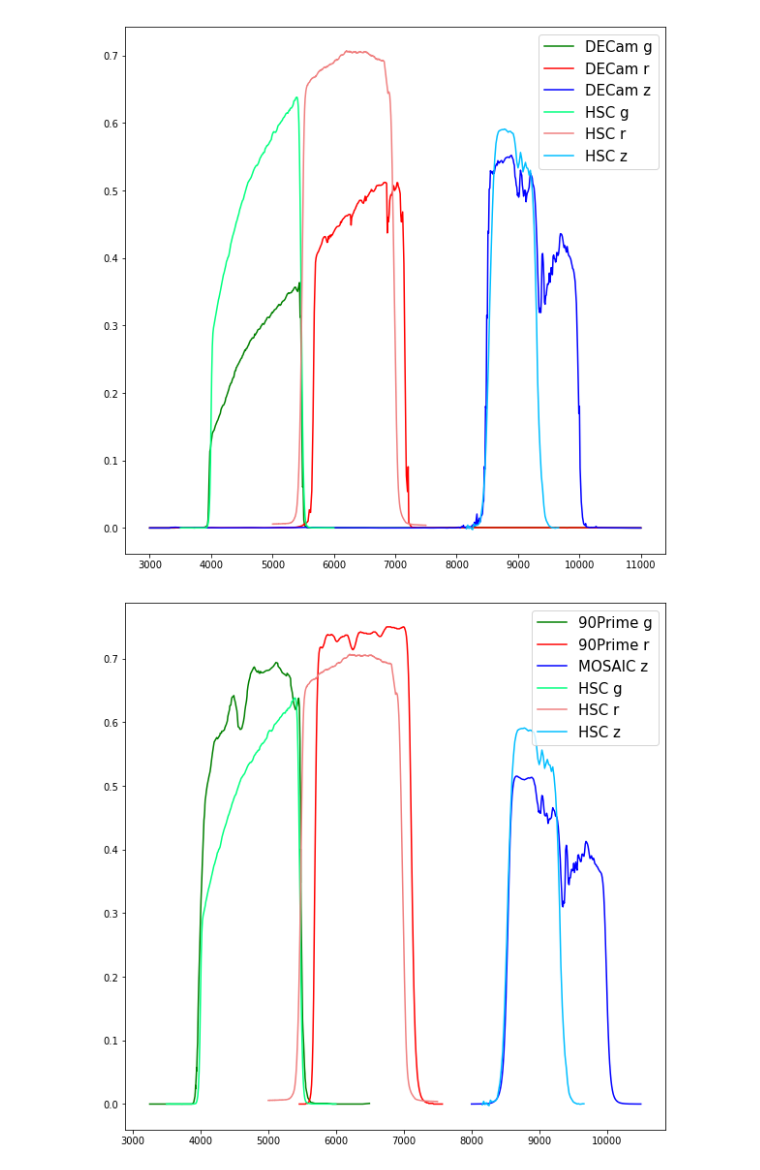
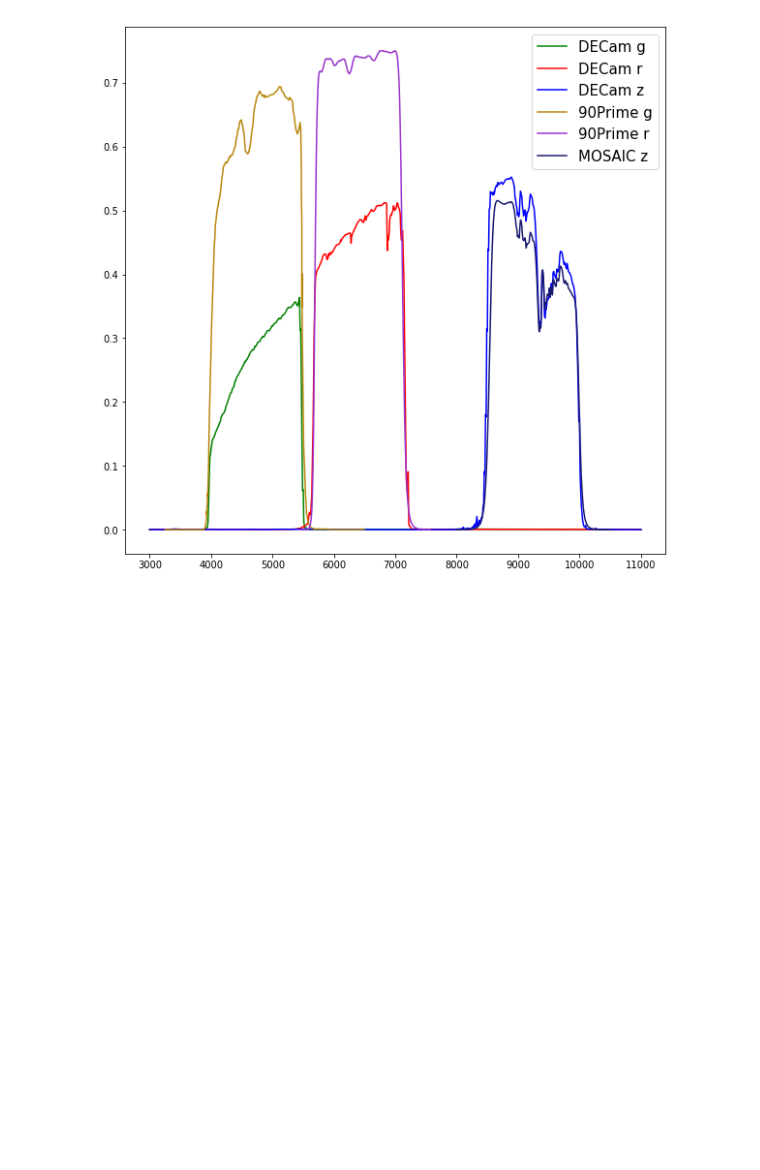
Before and after one commit to metownsend/LRG-Sats, a Jupyter notebook: filter_curves.ipynb, the cells around one changed output. Drawn from its saved outputs; the diff is of its cells as text; code cells hidden in the pictures; blank space fills up the shorter version.

```diff
--- a/filter_curves.ipynb
+++ b/filter_curves.ipynb
@@ -103,27 +103,37 @@ for line in lines_MOSAIC_z:
     MOSAIC_lambda_z.append(float(p[0]))
     MOSAIC_thru_z.append(float(p[1]))
 # %%
+# plt.figure(figsize=(10,10))
+# plt.plot(decam_lambda_g, decam_thru_g, c='green', label='DECam g')
+# plt.plot(decam_lambda_r, decam_thru_r, c='red', label='DECam r')
+# plt.plot(decam_lambda_z, decam_thru_z, c='blue', label='DECam z')
+# plt.plot(HSC_lambda_g, HSC_thru_g, c='springgreen', label='HSC g')
+# plt.plot(HSC_lambda_r, HSC_thru_r, c='lightcoral', label='HSC r')
+# plt.plot(HSC_lambda_z, HSC_thru_z, c='deepskyblue', label='HSC z')
+# plt.legend(loc='upper right', fontsize=15)
+# plt.savefig('/Users/mtownsend/Desktop/MeetingPlots/filter_curves_decam.pdf')
+# plt.show()
+
+# plt.figure(figsize=(10,10))
+# plt.plot(Prime_lambda_g, Prime_thru_g, c='green', label='90Prime g')
+# plt.plot(Prime_lambda_r, Prime_thru_r, c='red', label='90Prime r')
+# plt.plot(MOSAIC_lambda_z, MOSAIC_thru_z, c='blue', label='MOSAIC z')
+# plt.plot(HSC_lambda_g, HSC_thru_g, c='springgreen', label='HSC g')
+# plt.plot(HSC_lambda_r, HSC_thru_r, c='lightcoral', label='HSC r')
+# plt.plot(HSC_lambda_z, HSC_thru_z, c='deepskyblue', label='HSC z')
+# plt.legend(loc='upper right', fontsize=15)
+# plt.savefig('/Users/mtownsend/Desktop/MeetingPlots/filter_curves_bass_mzls.pdf')
+# plt.show()
+
 plt.figure(figsize=(10,10))
 plt.plot(decam_lambda_g, decam_thru_g, c='green', label='DECam g')
 plt.plot(decam_lambda_r, decam_thru_r, c='red', label='DECam r')
 plt.plot(decam_lambda_z, decam_thru_z, c='blue', label='DECam z')
-plt.plot(HSC_lambda_g, HSC_thru_g, c='springgreen', label='HSC g')
-plt.plot(HSC_lambda_r, HSC_thru_r, c='lightcoral', label='HSC r')
-plt.plot(HSC_lambda_z, HSC_thru_z, c='deepskyblue', label='HSC z')
+plt.plot(Prime_lambda_g, Prime_thru_g, c='darkgoldenrod', label='90Prime g')
+plt.plot(Prime_lambda_r, Prime_thru_r, c='darkorchid', label='90Prime r')
+plt.plot(MOSAIC_lambda_z, MOSAIC_thru_z, c='midnightblue', label='MOSAIC z')
 plt.legend(loc='upper right', fontsize=15)
-plt.savefig('/Users/mtownsend/Desktop/MeetingPlots/filter_curves_decam.pdf')
+plt.savefig('/Users/mtownsend/Desktop/MeetingPlots/filter_curves_Legacy.pdf')
 plt.show()
-
-plt.figure(figsize=(10,10))
-plt.plot(Prime_lambda_g, Prime_thru_g, c='green', label='90Prime g')
-plt.plot(Prime_lambda_r, Prime_thru_r, c='red', label='90Prime r')
-plt.plot(MOSAIC_lambda_z, MOSAIC_thru_z, c='blue', label='MOSAIC z')
-plt.plot(HSC_lambda_g, HSC_thru_g, c='springgreen', label='HSC g')
-plt.plot(HSC_lambda_r, HSC_thru_r, c='lightcoral', label='HSC r')
-plt.plot(HSC_lambda_z, HSC_thru_z, c='deepskyblue', label='HSC z')
-plt.legend(loc='upper right', fontsize=15)
-plt.savefig('/Users/mtownsend/Desktop/MeetingPlots/filter_curves_bass_mzls.pdf')
-plt.show()
 # %% [output]
-[figure, old version]
+[figure, new version]
-[figure, removed]
```
Also changed, not shown: 1 other file.
